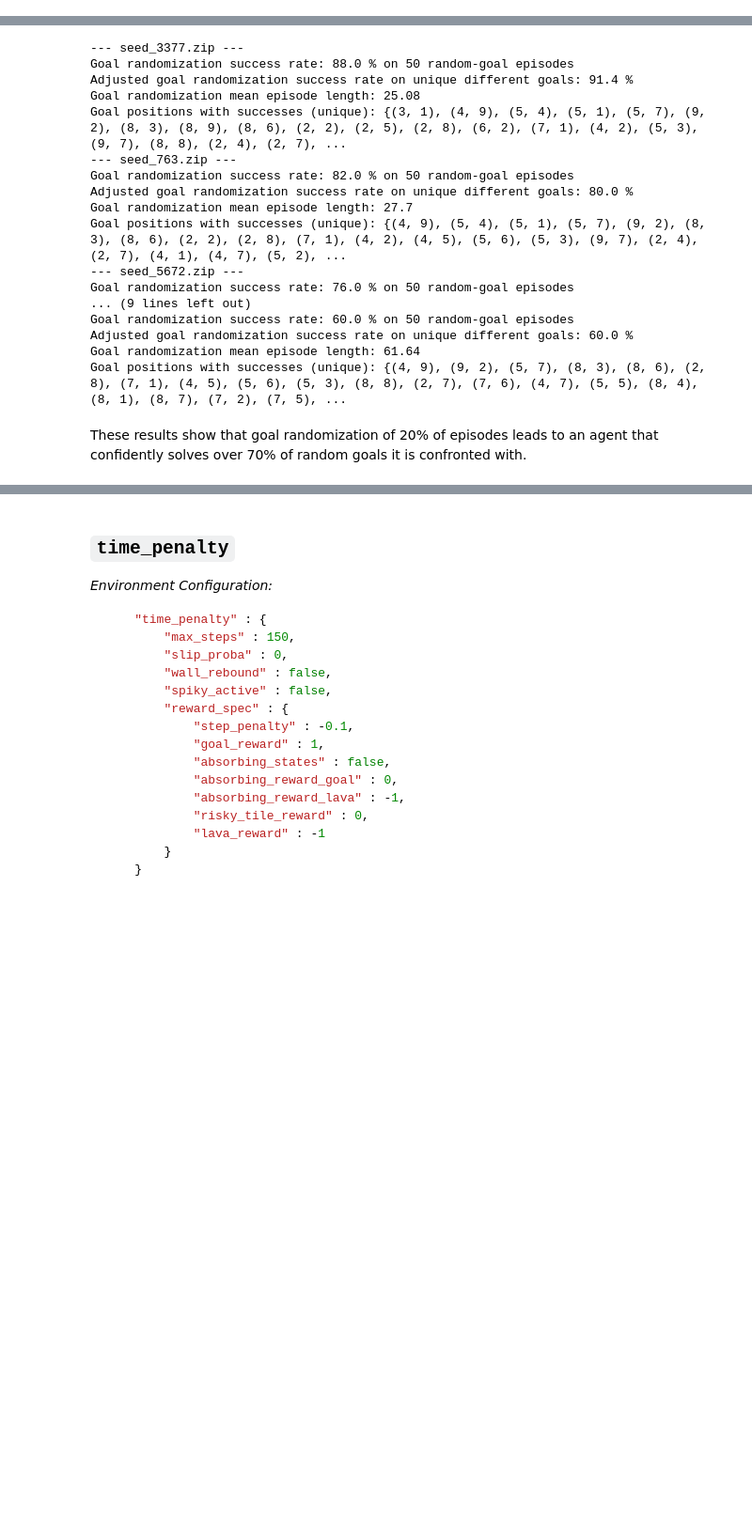
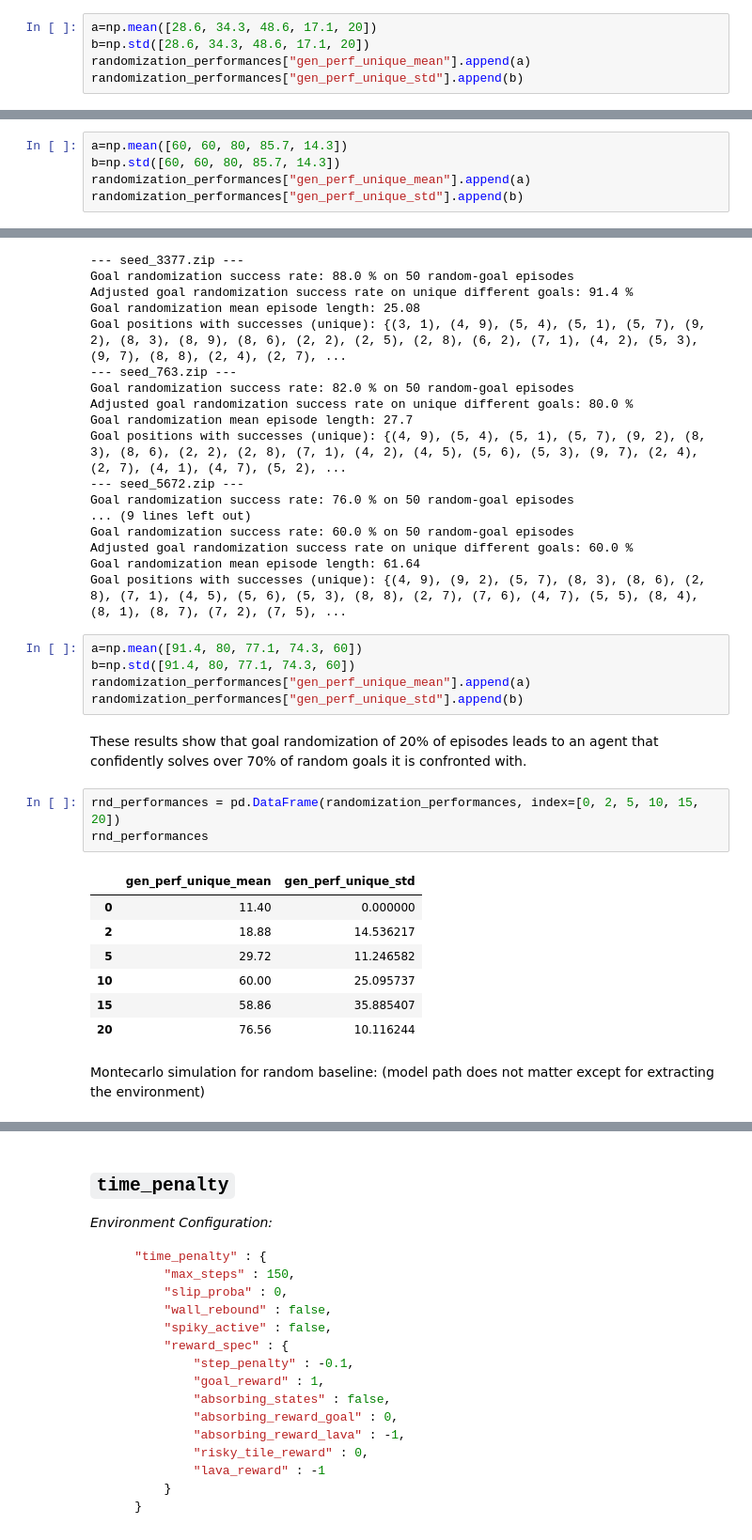
Before and after one commit to tilidev/BA_DRL_Gridworlds, a Jupyter notebook: eval_agents.ipynb, the cells around one changed output, grey strips where cells are left out. Shown: that part at 94% size. Drawn from its saved outputs; the diff is of its cells as text; blank space fills up the shorter version.

```diff
--- a/eval_agents.ipynb
+++ b/eval_agents.ipynb
@@ -960,6 +1063,11 @@ Goal randomization success rate: 18.0 % on 50 random-goal episodes
 Adjusted goal randomization success rate on unique different goals: 20.0 %
 Goal randomization mean episode length: 123.64
 Goal positions with successes (unique): {(2, 4), (2, 7), (4, 9), (2, 3), (2, 2), (2, 5), (2, 8)}
+# %%
+a=np.mean([28.6, 34.3, 48.6, 17.1, 20])
+b=np.std([28.6, 34.3, 48.6, 17.1, 20])
+randomization_performances["gen_perf_unique_mean"].append(a)
+randomization_performances["gen_perf_unique_std"].append(b)
 # %%
 print("mean:", sum([28.6, 34.3, 48.6, 17.1, 20])/5)
 # %% [output]
@@ -1004,4 +1112,9 @@ Goal randomization success rate: 16.0 % on 50 random-goal episodes
 Adjusted goal randomization success rate on unique different goals: 14.3 %
 Goal randomization mean episode length: 126.76
 Goal positions with successes (unique): {(4, 9), (5, 7), (8, 9), (5, 6), (6, 9)}
+# %%
+a=np.mean([60, 60, 80, 85.7, 14.3])
+b=np.std([60, 60, 80, 85.7, 14.3])
+randomization_performances["gen_perf_unique_mean"].append(a)
+randomization_performances["gen_perf_unique_std"].append(b)
 # %% [markdown]
@@ -1080,5 +1198,23 @@ Goal randomization success rate: 60.0 % on 50 random-goal episodes
 Adjusted goal randomization success rate on unique different goals: 60.0 %
 Goal randomization mean episode length: 61.64
 Goal positions with successes (unique): {(4, 9), (9, 2), (5, 7), (8, 3), (8, 6), (2, 8), (7, 1), (4, 5), (5, 6), (5, 3), (8, 8), (2, 7), (7, 6), (4, 7), (5, 5), (8, 4), (8, 1), (8, 7), (7, 2), (7, 5), ...
+# %%
+a=np.mean([91.4, 80, 77.1, 74.3, 60])
+b=np.std([91.4, 80, 77.1, 74.3, 60])
+randomization_performances["gen_perf_unique_mean"].append(a)
+randomization_performances["gen_perf_unique_std"].append(b)
 # %% [markdown]
 These results show that goal randomization of 20% of episodes leads to an agent that confidently solves over 70% of random goals it is confronted with.
+# %%
+rnd_performances = pd.DataFrame(randomization_performances, index=[0, 2, 5, 10, 15, 20])
+rnd_performances
+# %% [output]
+|  | gen_perf_unique_mean | gen_perf_unique_std |
+| 0 | 11.40 | 0.000000 |
+| 2 | 18.88 | 14.536217 |
+| 5 | 29.72 | 11.246582 |
+| 10 | 60.00 | 25.095737 |
+| 15 | 58.86 | 35.885407 |
+| 20 | 76.56 | 10.116244 |
+# %% [markdown]
+Montecarlo simulation for random baseline: (model path does not matter except for extracting the environment)
```
Also changed, not shown: parts of 21 cells of this notebook.
